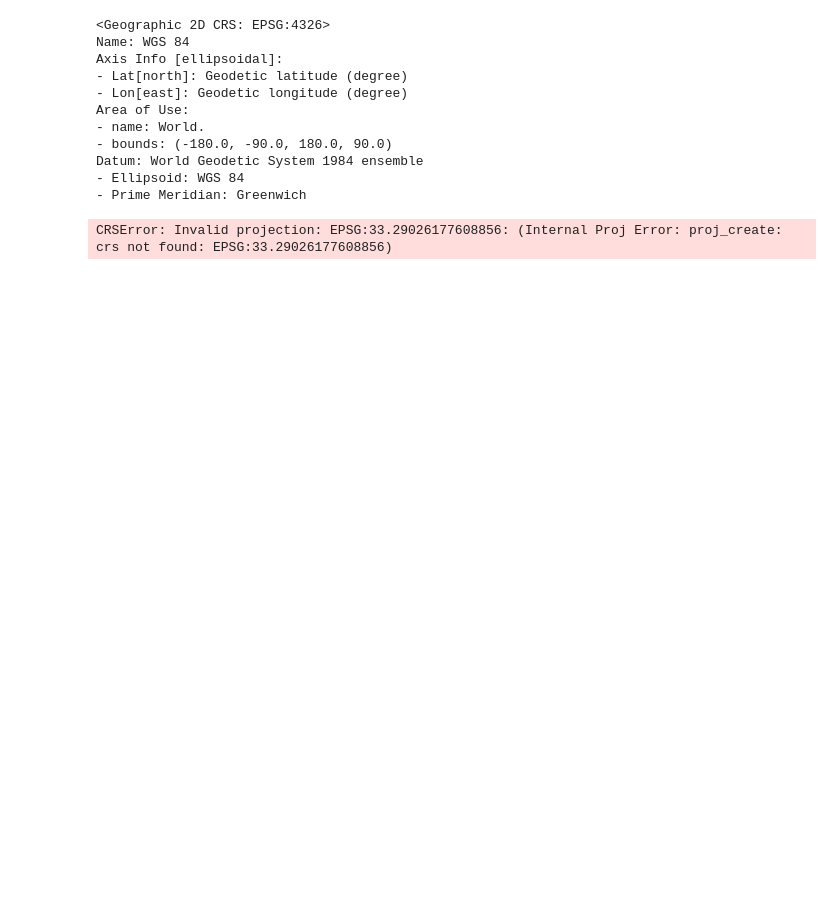
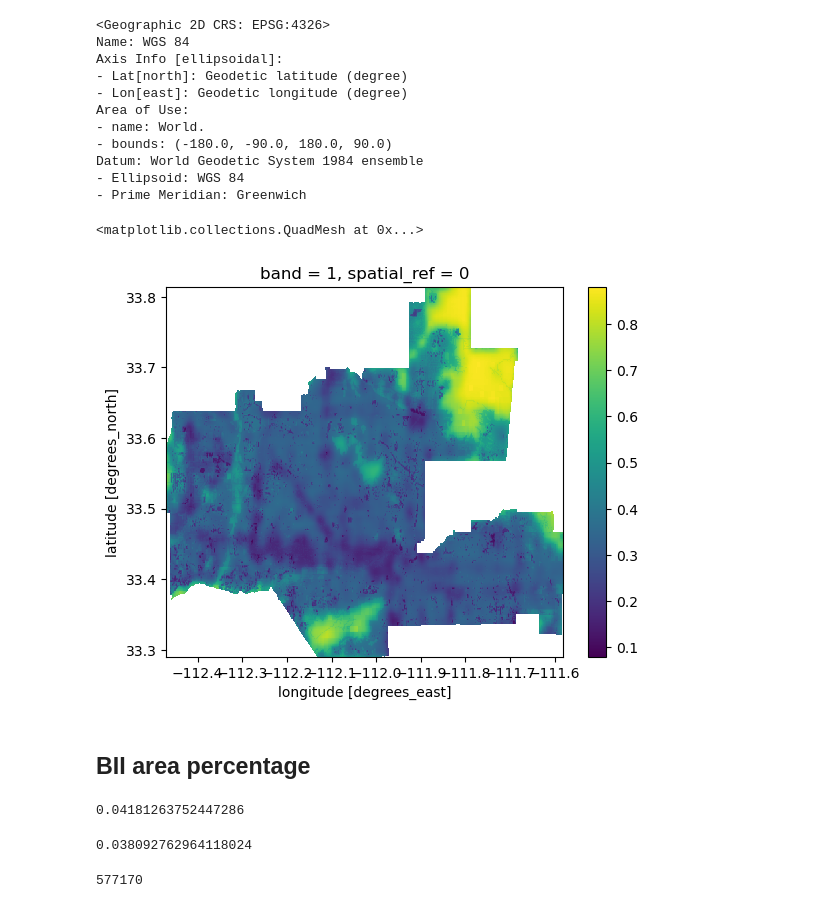
Before and after one commit to haylee360/phoenix-biodiversity, a Jupyter notebook: phoenix-biodiversity.ipynb, the cells around one changed output. Drawn from its saved outputs; the diff is of its cells as text; code cells hidden in the pictures; blank space fills up the shorter version.

Commit message:
Work on percent area calculation

```diff
--- a/phoenix-biodiversity.ipynb
+++ b/phoenix-biodiversity.ipynb
@@ -127,10 +132,8 @@ items
 <pystac.item_collection.ItemCollection at 0x...>
 # %%
 # Get first item in the catalog search
-item = items[0]
-item2 = items[1]
-item3 = items[2]
-item4 = items[3]
+item_2020 = items[0]
+item_2017 = items[3]
 # %%
 # Print item ID and properties
 print('ID:' , item.id)
@@ -224,5 +232 @@ assert phoenix_2017.rio.crs == phoenix_shp.crs
-# %%
-step1 = phoenix_2017.rio.clip(*phoenix_shp.total_bounds)
-# %% [output]
-CRSError: Invalid projection: EPSG:33.29026177608856: (Internal Proj Error: proj_create: crs not found: EPSG:33.29026177608856)
 # %%
@@ -233,0 +238,25 @@ CRSError: Invalid projection: EPSG:33.29026177608856: (Internal Proj Error: proj
+# %%
+phoenix_2020 = phoenix_2020.rio.write_nodata(np.nan)
+
+phoenix_2020_clip = (phoenix_2020.rio.clip_box(*phoenix_shp.total_bounds)
+                    .rio.clip(phoenix_shp.geometry)
+                    )
+# %%
+phoenix_2020_clip.plot()
+# %% [output]
+<matplotlib.collections.QuadMesh at 0x...>
+[figure, added]
+# %% [markdown]
+## BII area percentage
+# %%
+len(phoenix_2017_clip.values[phoenix_2017_clip.values >= 0.75]) / phoenix_2017_clip.size
+# %% [output]
+0.04181263752447286
+# %%
+len(phoenix_2020_clip.values[phoenix_2020_clip.values >= 0.75]) / phoenix_2020_clip.size
+# %% [output]
+0.038092762964118024
+# %%
+phoenix_2017_clip.size
+# %% [output]
+577170
```
Also changed, not shown: parts of 11 cells of this notebook.
